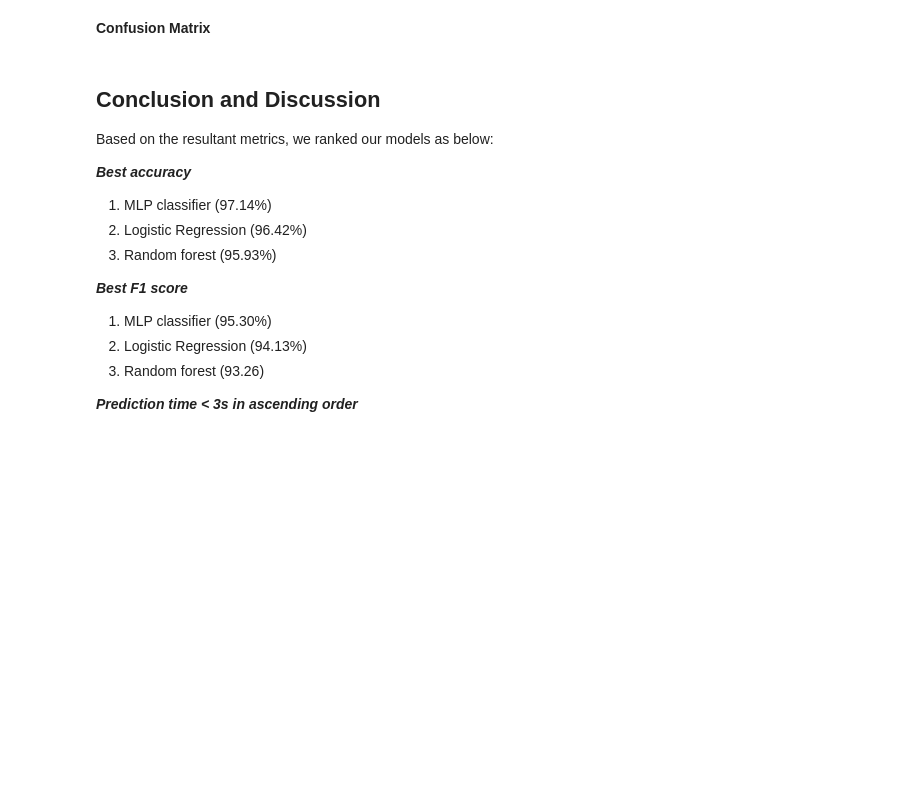
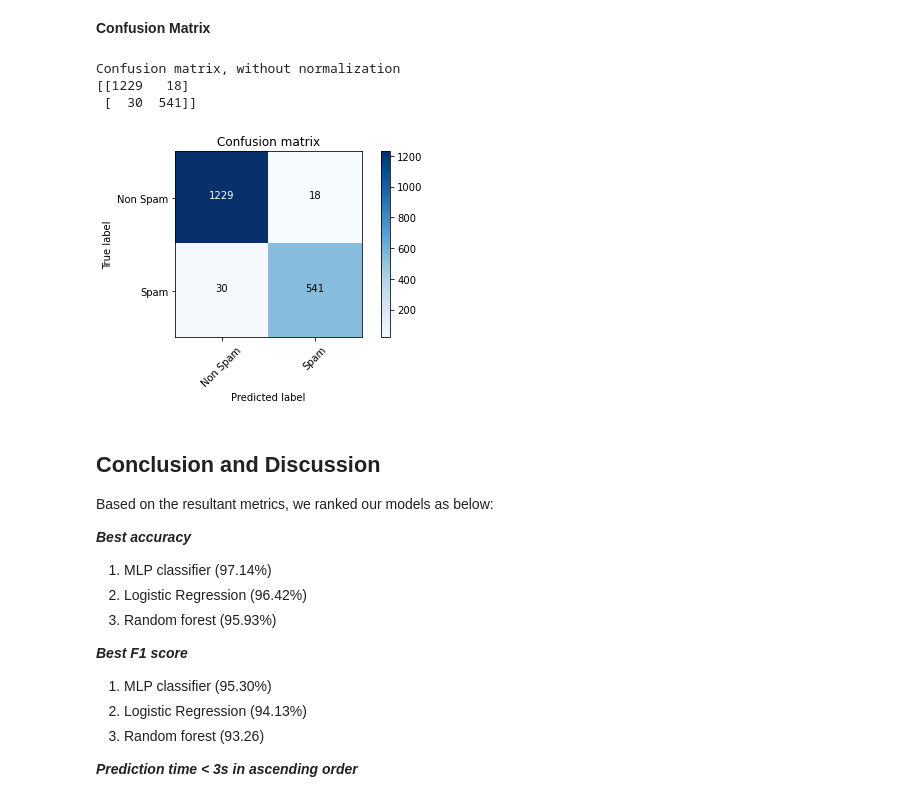
Before and after one commit to PeaceTwinkle/NMKHDL-spam, a Jupyter notebook: SpamMailClassificationProject_HuynhVanTuAn_207KD40106.ipynb, the cells around one changed output. Cells and saved outputs as stored; diff of their text form; code cells hidden in the pictures; blank space fills up the shorter version.

```diff
--- a/SpamMailClassificationProject_HuynhVanTuAn_207KD40106.ipynb
+++ b/SpamMailClassificationProject_HuynhVanTuAn_207KD40106.ipynb
@@ -549,0 +594,3 @@ x_test_features = convert_to_feature(x_test)
+# %%
+vectorizer = TfidfVectorizer()
+vectorizer.fit_transform(x_train_tokenized)
@@ -549,0 +600,4 @@ x_test_features = convert_to_feature(x_test)
+# %%
+x_train_features = vectorizer.fit_transform(x_train_tokenized)
+x_test_features = vectorizer.transform(x_test_tokenized)
+# x_train_features.toarray()
@@ -556,6 +613,10 @@ x_test_features = convert_to_feature(x_test)
 4. KNNs
 5. MLPC
 6. Random Forest
+# %%
+for i in y_train:
+    if i!=0 and i !=1:
+        print(i)
 # %%
 # Logistic regression
 logreg_model = LogisticRegression()
@@ -677,11 +749,17 @@ for i, m in enumerate(models):
 # %%
 import itertools
+y_predict=models[5].predict(x_test_features.toarray())
 cnf_matrix = confusion_matrix(y_test,y_predict)
 
 # Plot normalized confusion matrix
 plt.figure()
 plot_confusion_matrix(cnf_matrix, classes=['Non Spam','Spam'], normalize=False,
                       title='Confusion matrix')
+# %% [output]
+Confusion matrix, without normalization
+[[1229   18]
+ [  30  541]]
+[figure, added]
 # %% [markdown]
 ## Conclusion and Discussion
 
```
Also changed, not shown: parts of 32 cells of this notebook, 1 other file.
